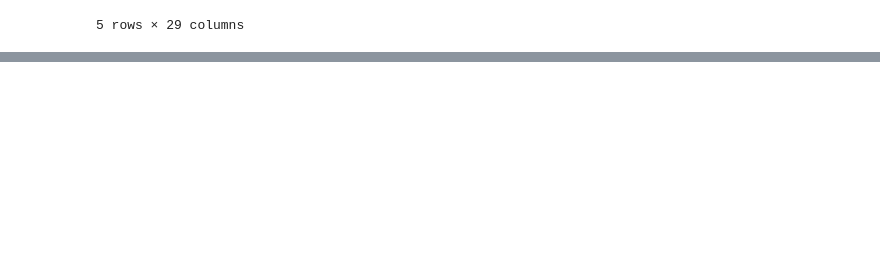
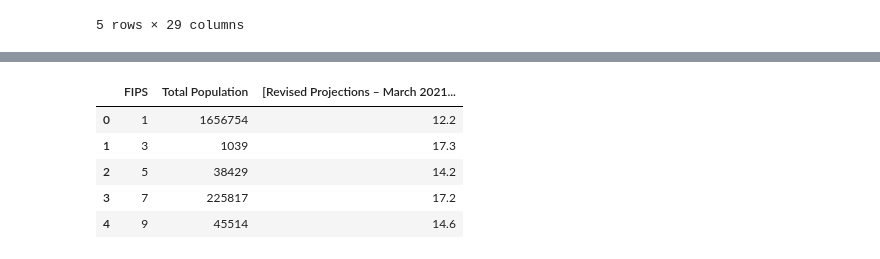
Before and after one commit to Data-Analytics-Project-1/Project-1, a Jupyter notebook: Ethnicities/EthnicityDems.ipynb, the cells around one changed output, grey strips where cells are left out. Cells and saved outputs as stored; diff of their text form; code cells hidden in the pictures; blank space fills up the shorter version.

```diff
--- a/Ethnicities/EthnicityDems.ipynb
+++ b/Ethnicities/EthnicityDems.ipynb
@@ -109,3 +110,29 @@ smallestMinoritiesMap.add_layer(heat_layer_minority)
 smallestMinoritiesMap
 # %% [output]
 [interactive output not drawn]
+# %%
+#Food insecurity data to compare
+
+foodInsecurity_df = pd.DataFrame(pd.read_csv("Feeding-America-Projections-March 2021-Food-Insecurity.csv"))
+CA_df = foodInsecurity_df.loc[foodInsecurity_df['State'] == 'CA']
+CA_df.reset_index(drop=True, inplace=True)
+CA_df = CA_df.drop(columns=['[Revised Projections – March 2021]\n2020 Food Insecurity #',
+                            '[Revised Projections – March 2021]\n2020 Food Insecurity % Change',
+                            '[Revised Projections – March 2021]\n2020 Food Insecurity # Change',
+                            '[Revised Projections – March 2021]\nAdjusted Annual Unemployment Change','Total Child Population', '2019 Child Food Insecurity  %', '2019 Child Food Insecurity #',
+                            '[Revised Projections – March 2021]\n2020 Child Food Insecurity  %',
+                            '[Revised Projections – March 2021]\n2020 Child Food Insecurity #',
+                            '[Revised Projections – March 2021]\n2020 Child Food Insecurity % Change',
+                            '[Revised Projections – March 2021]\n2020 Child Food Insecurity # Change',
+                            '2019 Food Insecurity %', '2019 Food Insecurity #', 'County, State', 'State'])
+CA_df = CA_df.loc[CA_df['[Revised Projections – March 2021]\n2020 Food Insecurity  %'].isnull().values == False]
+CA_df['FIPS'] = CA_df['FIPS'] - 6000
+CA_df['[Revised Projections – March 2021]\n2020 Food Insecurity  %'] = CA_df['[Revised Projections – March 2021]\n2020 Food Insecurity  %']*100
+CA_df.head()
+# %% [output]
+|  | FIPS | Total Population | [Revised Projections – March 2021... |
+| 0 | 1 | 1656754 | 12.2 |
+| 1 | 3 | 1039 | 17.3 |
+| 2 | 5 | 38429 | 14.2 |
+| 3 | 7 | 225817 | 17.2 |
+| 4 | 9 | 45514 | 14.6 |
```
Also changed, not shown: parts of 3 cells of this notebook, 1 other file.
